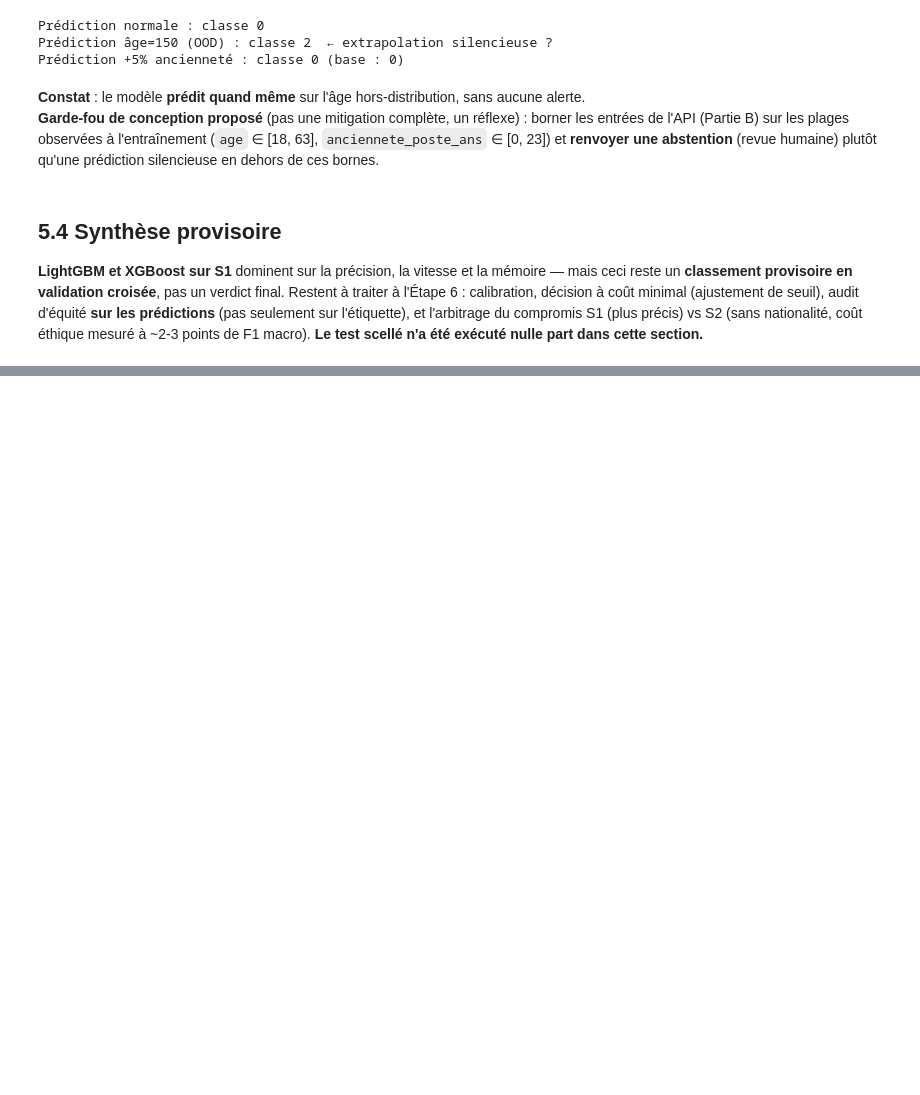
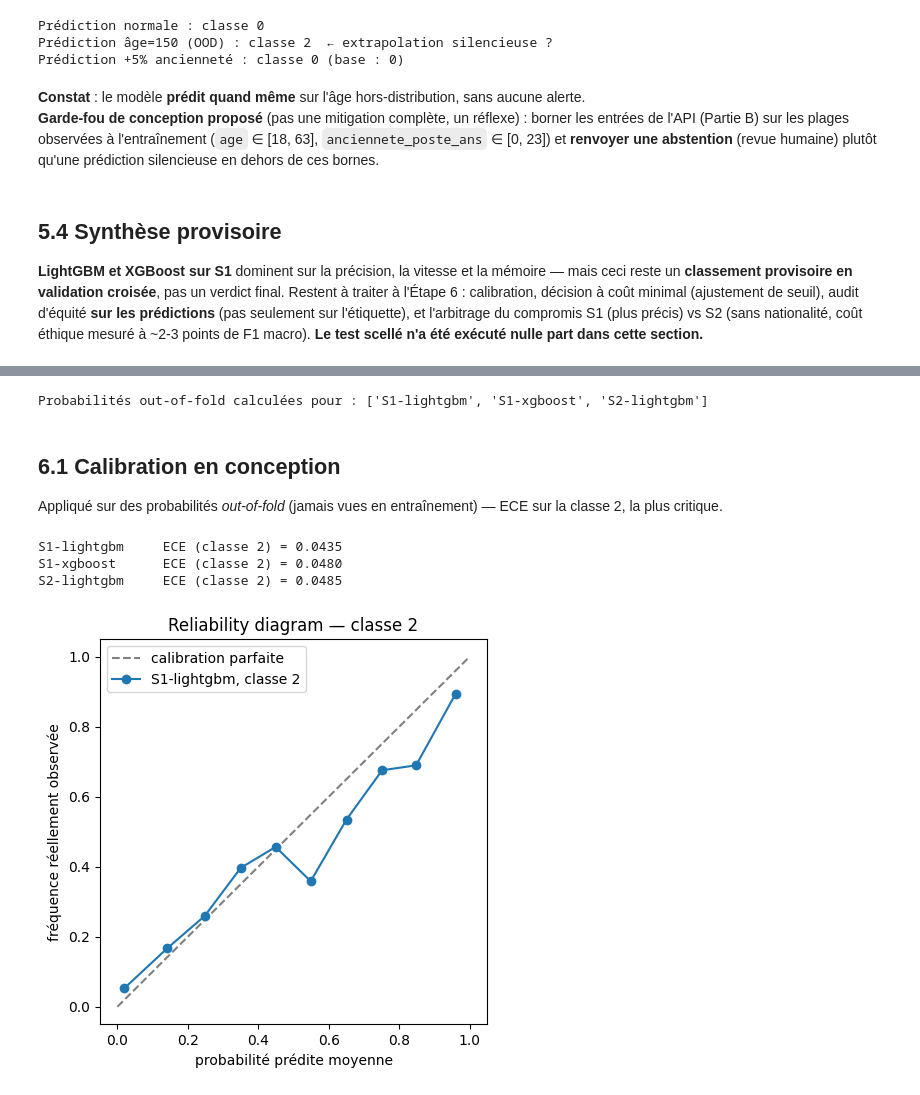
Before and after one commit to A949196/Cas_usage_Certif, a Jupyter notebook: notebook/use_case.ipynb, the cells around one changed output, grey strips where cells are left out. Cells and saved outputs as stored; diff of their text form; code cells hidden in the pictures; blank space fills up the shorter version.

Commit message:
feat(notebook): ajouter la section 6 (arbitrage et choix final)

```diff
--- a/notebook/use_case.ipynb
+++ b/notebook/use_case.ipynb
@@ -679,0 +687,46 @@ Prédiction +5% ancienneté : classe 0 (base : 0)
+# %%
+from sklearn.model_selection import cross_val_predict, StratifiedKFold
+
+candidats = {
+    "S1-lightgbm": ("S1", LGBMClassifier(random_state=SEED, verbosity=-1)),
+    "S1-xgboost": ("S1", XGBClassifier(random_state=SEED, eval_metric="mlogloss", n_jobs=1)),
+    "S2-lightgbm": ("S2", LGBMClassifier(random_state=SEED, verbosity=-1)),
+}
+
+cv_arbitrage = StratifiedKFold(n_splits=5, shuffle=True, random_state=SEED)
+probas_oof = {}
+for nom, (scenario, modele) in candidats.items():
+    pipe = Pipeline([("pre", construire_preprocesseur(scenario)), ("m", modele)])
+    probas_oof[nom] = cross_val_predict(
+        pipe, X_train, y_train, cv=cv_arbitrage, method="predict_proba"
+    )
+print("Probabilités out-of-fold calculées pour :", list(probas_oof.keys()))
+# %% [output]
+Probabilités out-of-fold calculées pour : ['S1-lightgbm', 'S1-xgboost', 'S2-lightgbm']
+# %% [markdown]
+## 6.1 Calibration en conception
+
+Appliqué sur des probabilités *out-of-fold* (jamais vues en entraînement) — ECE sur la classe 2, la plus critique.
+# %%
+from trajectoire_emploi.calibration import ece, reliability_diagram_data
+
+y_train_arr = y_train.to_numpy()
+for nom, probas in probas_oof.items():
+    valeur_ece = ece(probas[:, 2], y_train_arr == 2, n_bins=10)
+    print(f"{nom:15} ECE (classe 2) = {valeur_ece:.4f}")
+# %% [output]
+S1-lightgbm     ECE (classe 2) = 0.0435
+S1-xgboost      ECE (classe 2) = 0.0480
+S2-lightgbm     ECE (classe 2) = 0.0485
+# %%
+rd = reliability_diagram_data(probas_oof["S1-lightgbm"][:, 2], y_train_arr == 2, n_bins=10)
+fig, ax = plt.subplots(figsize=(5, 5))
+ax.plot([0, 1], [0, 1], "--", color="gray", label="calibration parfaite")
+ax.plot(rd["confiance"], rd["observe"], "o-", label="S1-lightgbm, classe 2")
+ax.set_xlabel("probabilité prédite moyenne")
+ax.set_ylabel("fréquence réellement observée")
+ax.set_title("Reliability diagram — classe 2")
+ax.legend()
+plt.show()
+# %% [output]
+[figure, added]
```
Also changed, not shown: parts of 15 cells of this notebook.
